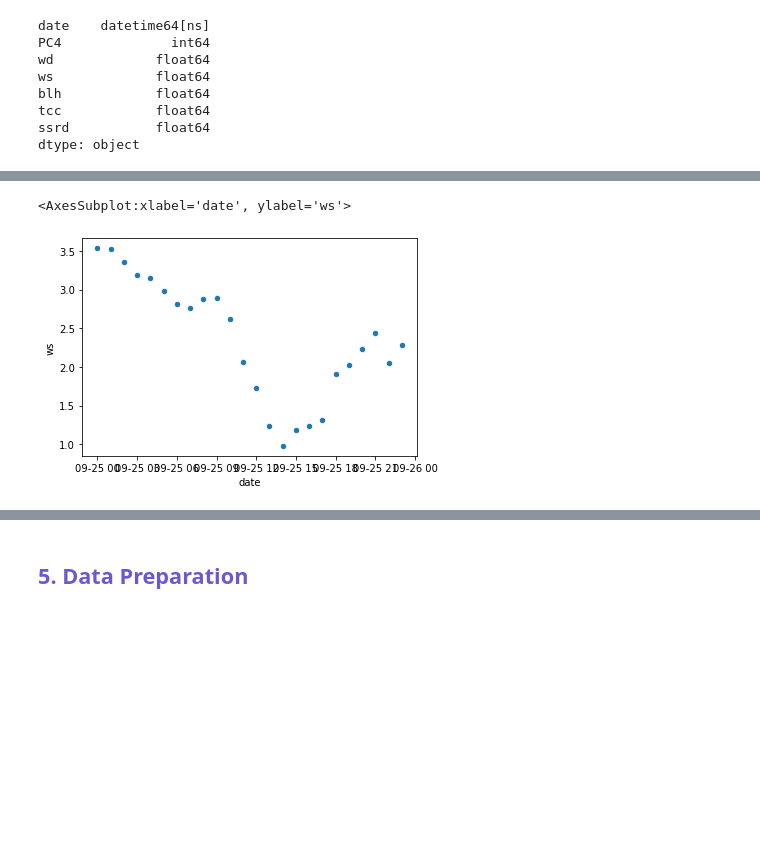
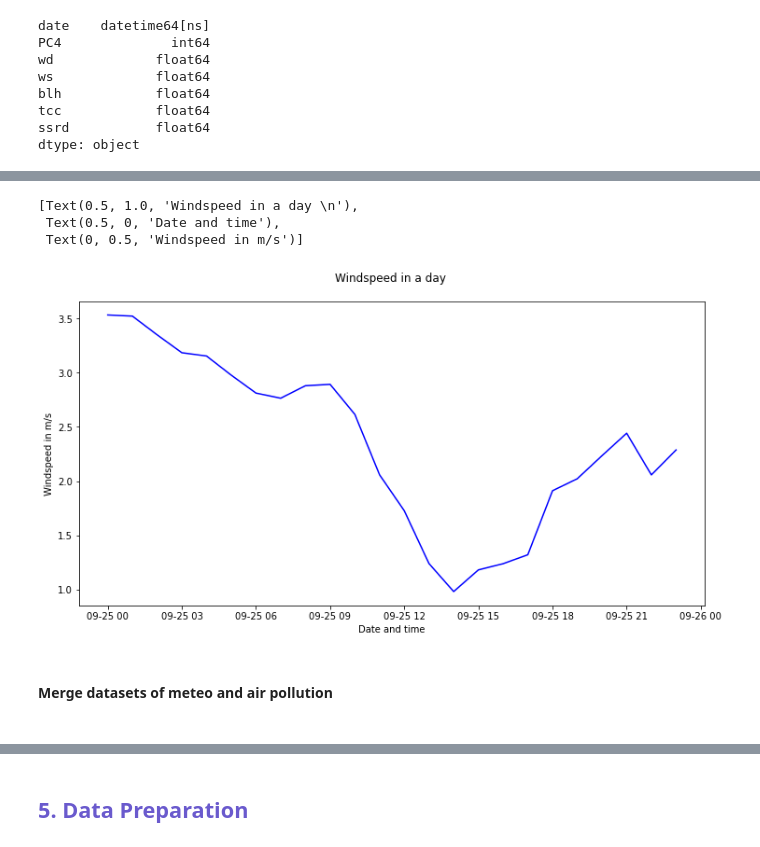
Before and after one commit to rawan-a-d/Air-Quality-Prediction, a Jupyter notebook: notebook.ipynb, the cells around one changed output, grey strips where cells are left out. Cells and saved outputs as stored; diff of their text form; code cells hidden in the pictures; blank space fills up the shorter version.

```diff
--- a/notebook.ipynb
+++ b/notebook.ipynb
@@ -138,10 +153,21 @@ postalcode.plot.scatter(x = 'ws', y = 'ssrd')
 # %%
 one_day = postalcode[postalcode['date']. dt. strftime('%Y-%m-%d')=='2021-09-25']
 
-one_day.plot.scatter(x = 'date', y = 'ws')
+fig, ax = plt.subplots(figsize=(12, 6))
+plot = ax.plot(list(one_day["date"]),
+                list(one_day["ws"]),
+                color="blue")
+
+ax.set(title="Windspeed in a day \n",
+      xlabel="Date and time",
+      ylabel="Windspeed in m/s")
 # %% [output]
-<AxesSubplot:xlabel='date', ylabel='ws'>
+[Text(0.5, 1.0, 'Windspeed in a day \n'),
+ Text(0.5, 0, 'Date and time'),
+ Text(0, 0.5, 'Windspeed in m/s')]
-[figure, old version]
+[figure, new version]
+# %% [markdown]
+<h4>Merge datasets of meteo and air pollution<h4>
 # %%
 df_meteo_air_pollution = pd.merge(df_meteo, df_air_pollution[['PC4','date', 'pm10', 'pm2.5', 'no2',	'no', 'so2']], on=['PC4', 'date'])
 df_meteo_air_pollution.sample(10)
```
Also changed, not shown: parts of 11 cells of this notebook.
